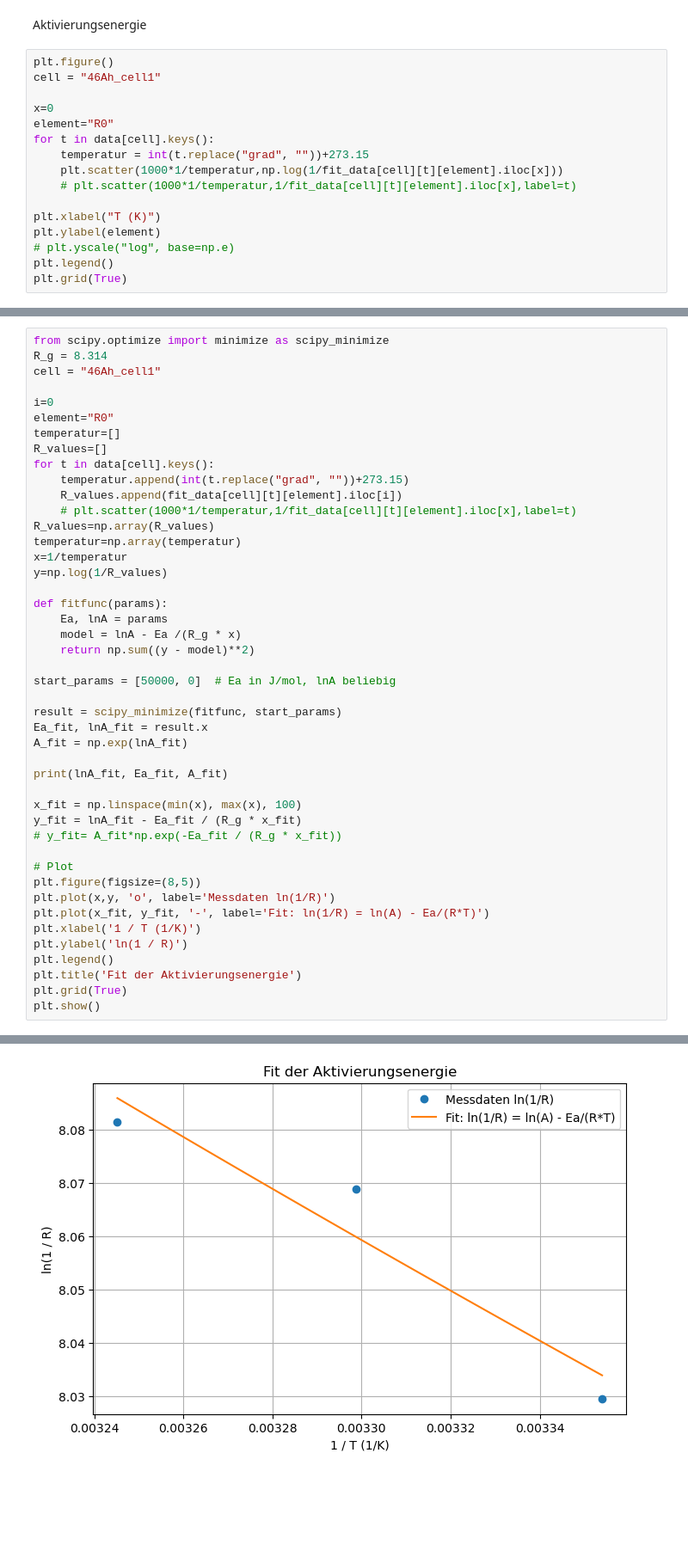
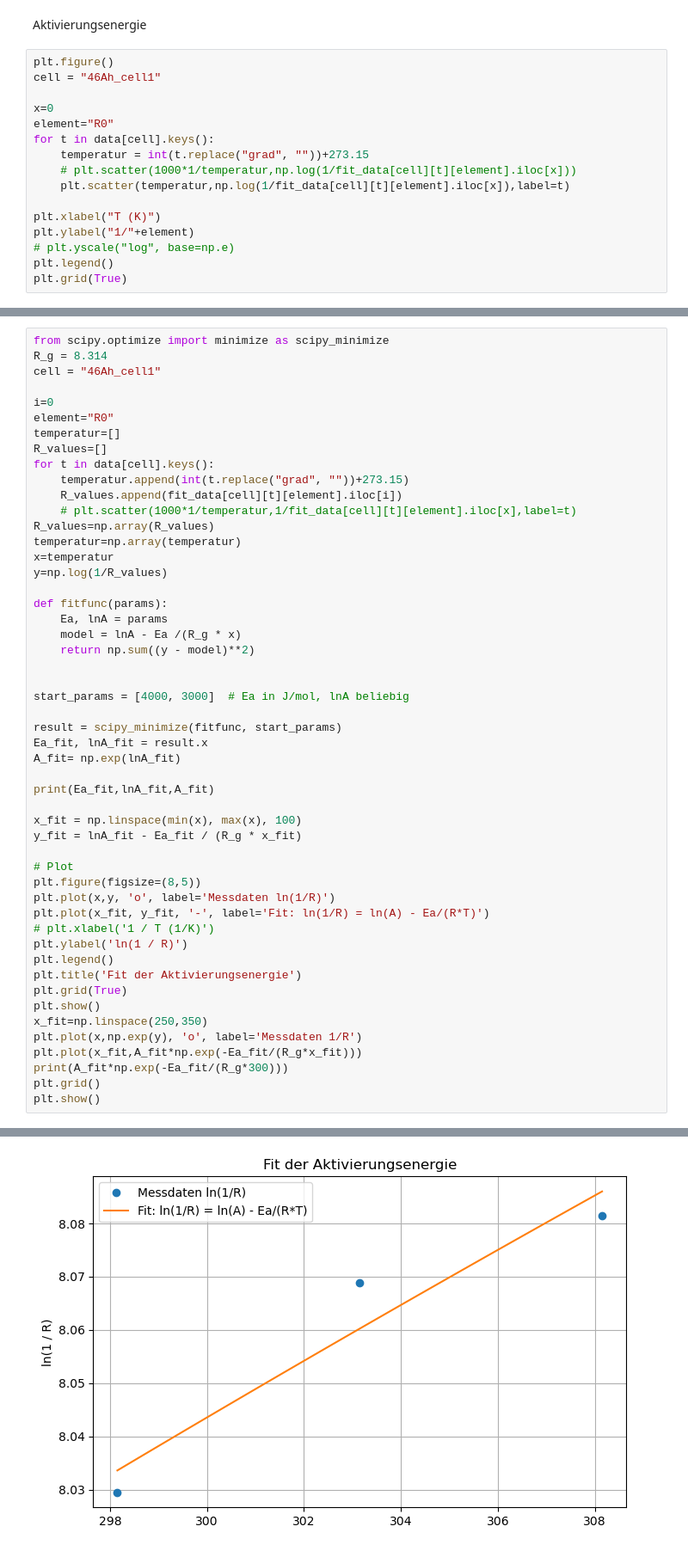
Before and after one commit to dieterduese/Projekt_Entropie, a Jupyter notebook: EIS_fitting.ipynb, the cells around one changed output, grey strips where cells are left out. Shown at 86% size. Cells and saved outputs as stored; diff of their text form; blank space fills up the shorter version.

```diff
--- a/EIS_fitting.ipynb
+++ b/EIS_fitting.ipynb
@@ -395,11 +395,11 @@ x=0
 element="R0"
 for t in data[cell].keys():
     temperatur = int(t.replace("grad", ""))+273.15
-    plt.scatter(1000*1/temperatur,np.log(1/fit_data[cell][t][element].iloc[x]))
-    # plt.scatter(1000*1/temperatur,1/fit_data[cell][t][element].iloc[x],label=t)
+    # plt.scatter(1000*1/temperatur,np.log(1/fit_data[cell][t][element].iloc[x]))
+    plt.scatter(temperatur,np.log(1/fit_data[cell][t][element].iloc[x]),label=t)
 
 plt.xlabel("T (K)")
-plt.ylabel(element)
+plt.ylabel("1/"+element)
 # plt.yscale("log", base=np.e)
 plt.legend()
 plt.grid(True)
@@ -421,7 +420,7 @@ for t in data[cell].keys():
     # plt.scatter(1000*1/temperatur,1/fit_data[cell][t][element].iloc[x],label=t)
 R_values=np.array(R_values)
 temperatur=np.array(temperatur)
-x=1/temperatur
+x=temperatur
 y=np.log(1/R_values)
 
 def fitfunc(params):
@@ -429,26 +428,32 @@ def fitfunc(params):
     model = lnA - Ea /(R_g * x)
     return np.sum((y - model)**2)
 
-start_params = [50000, 0]  # Ea in J/mol, lnA beliebig
+
+start_params = [4000, 3000]  # Ea in J/mol, lnA beliebig
 
 result = scipy_minimize(fitfunc, start_params)
 Ea_fit, lnA_fit = result.x
-A_fit = np.exp(lnA_fit)
+A_fit= np.exp(lnA_fit)
 
-print(lnA_fit, Ea_fit, A_fit)
+print(Ea_fit,lnA_fit,A_fit)
 
 x_fit = np.linspace(min(x), max(x), 100)
 y_fit = lnA_fit - Ea_fit / (R_g * x_fit)
-# y_fit= A_fit*np.exp(-Ea_fit / (R_g * x_fit))
 
 # Plot
 plt.figure(figsize=(8,5))
 plt.plot(x,y, 'o', label='Messdaten ln(1/R)')
 plt.plot(x_fit, y_fit, '-', label='Fit: ln(1/R) = ln(A) - Ea/(R*T)')
-plt.xlabel('1 / T (1/K)')
+# plt.xlabel('1 / T (1/K)')
 plt.ylabel('ln(1 / R)')
 plt.legend()
 plt.title('Fit der Aktivierungsenergie')
 plt.grid(True)
 plt.show()
+x_fit=np.linspace(250,350)
+plt.plot(x,np.exp(y), 'o', label='Messdaten 1/R')
+plt.plot(x_fit,A_fit*np.exp(-Ea_fit/(R_g*x_fit)))
+print(A_fit*np.exp(-Ea_fit/(R_g*300)))
+plt.grid()
+plt.show()
 # %% [output]
@@ -456 +461 @@ plt.show()
-[figure, old version]
+[figure, new version]
```
Also changed, not shown: parts of 3 cells of this notebook.
